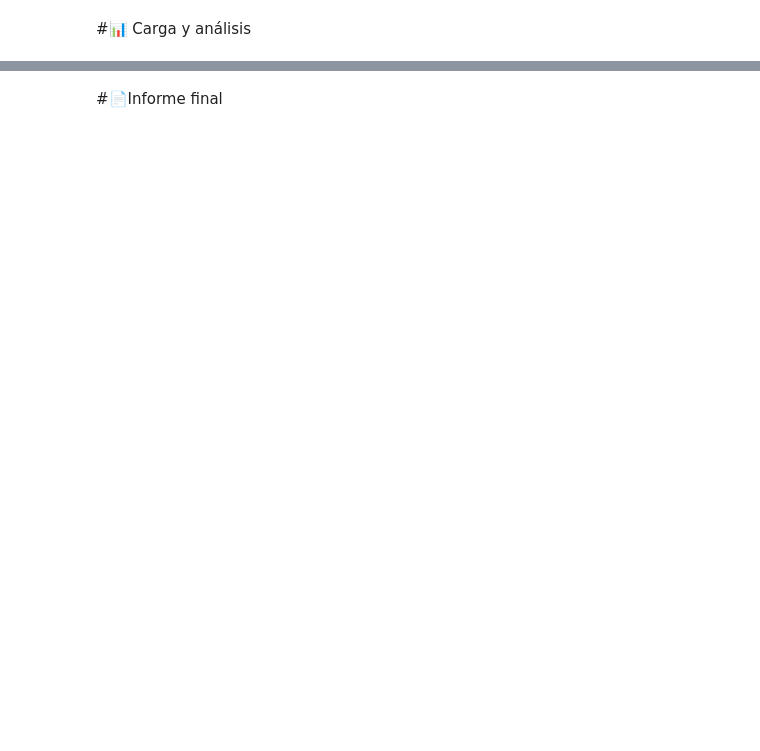
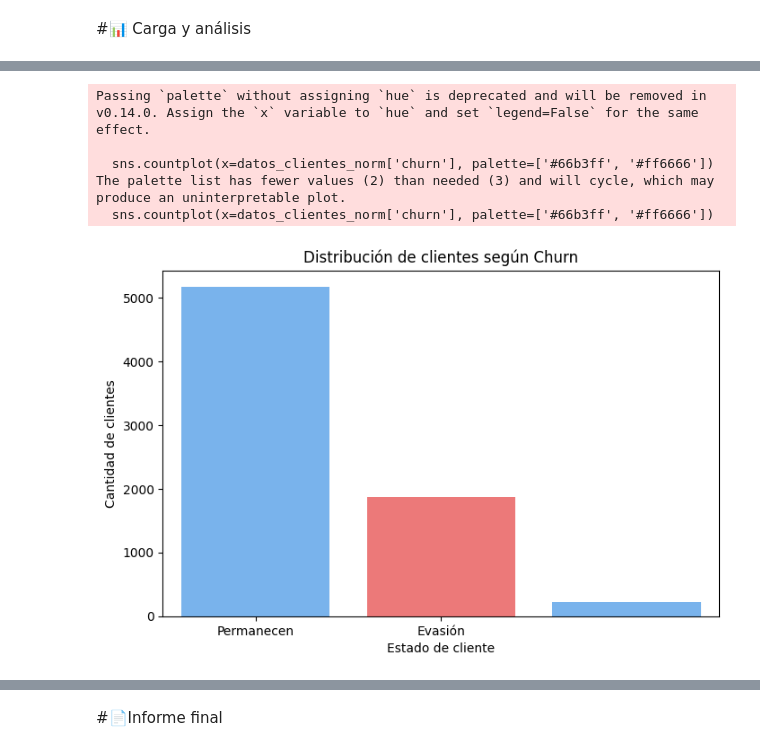
Before and after one commit to Angel-GS/Challenge_TelecomX_Analisis_Evasion_Clientes, a Jupyter notebook: TelecomX_LATAM.ipynb, the cells around one changed output, grey strips where cells are left out. Drawn from its saved outputs; the diff is of its cells as text; code cells hidden in the pictures; blank space fills up the shorter version.

```diff
--- a/TelecomX_LATAM.ipynb
+++ b/TelecomX_LATAM.ipynb
@@ -72,0 +102,9 @@ memory usage: 1.2+ MB
+# %%
+datos_clientes_norm['account_charges_total'].value_counts()[' ']
+## change ' ' to NaN value
+import numpy as np
+datos_clientes_norm['account_charges_total'] = datos_clientes_norm['account_charges_total'].replace(' ', np.nan)
+datos_clientes_norm['account_charges_total'].value_counts()
+## change NaN values to 0
+datos_clientes_norm['account_charges_total'].fillna(0, inplace=True)
+datos_clientes_norm['account_charges_total'].value_counts()
@@ -72,0 +133,4 @@ memory usage: 1.2+ MB
+# %%
+## change account_charges_total datatype to float
+datos_clientes_norm['account_charges_total'] = datos_clientes_norm['account_charges_total'].astype(float)
+datos_clientes_norm.info()
@@ -72,0 +155,6 @@ memory usage: 1.2+ MB
+# %%
+## chance yes/no colums to binary columns
+columnas_binarias = datos_clientes_norm.columns[datos_clientes_norm.isin(['Yes', 'No']).any()]
+
+datos_clientes_norm[columnas_binarias] = datos_clientes_norm[columnas_binarias].replace({'Yes': 1, 'No': 0})
+datos_clientes_norm.head()
@@ -72,0 +169,4 @@ memory usage: 1.2+ MB
+# %%
+## Create colum daily_acounts
+datos_clientes_norm['daily_accounts'] = datos_clientes_norm['account_charges_monthly'] / 30
+datos_clientes_norm['daily_accounts']
@@ -74,0 +203,21 @@ memory usage: 1.2+ MB
+# %%
+## analisis grafico de la variable churn
+import matplotlib.pyplot as plt
+import seaborn as sns
+
+churn_counts = datos_clientes_norm['churn'].value_counts()
+
+plt.figure(figsize=(8,5))
+sns.countplot(x=datos_clientes_norm['churn'], palette=['#66b3ff', '#ff6666'])
+plt.xticks([0, 1], ['Permanecen', 'Evasión'])
+plt.xlabel('Estado de cliente')
+plt.ylabel('Cantidad de clientes')
+plt.title('Distribución de clientes según Churn')
+plt.show()
+# %% [output]
+Passing `palette` without assigning `hue` is deprecated and will be removed in v0.14.0. Assign the `x` variable to `hue` and set `legend=False` for the same effect.
+
+  sns.countplot(x=datos_clientes_norm['churn'], palette=['#66b3ff', '#ff6666'])
+The palette list has fewer values (2) than needed (3) and will cycle, which may produce an uninterpretable plot.
+  sns.countplot(x=datos_clientes_norm['churn'], palette=['#66b3ff', '#ff6666'])
+[figure, added]
```
Also changed, not shown: parts of 19 cells of this notebook.
